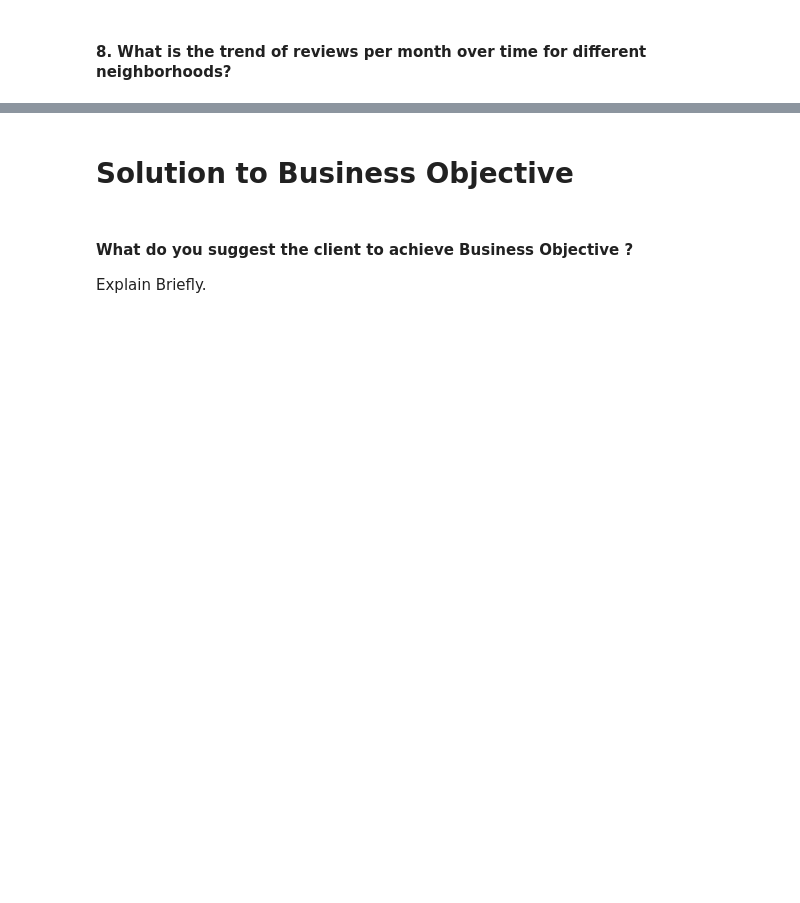
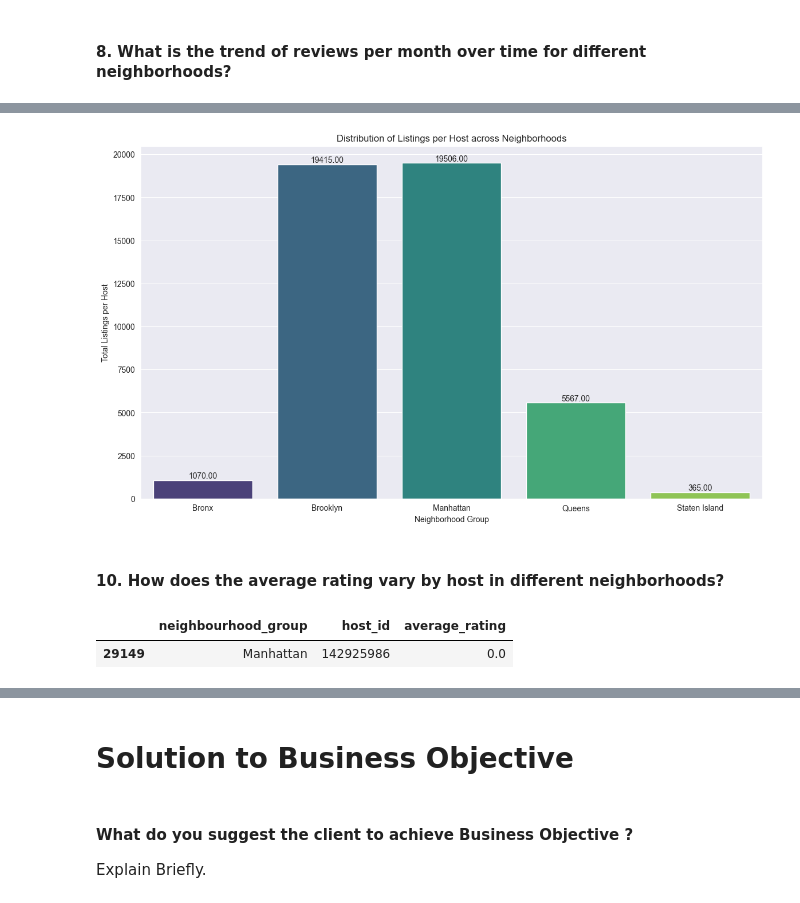
Before and after one commit to pandey-rakshit/almabetter, a Jupyter notebook: Module2/capstone/Air_Bnb_EDA/airBnbBookingAnalysis.ipynb, the cells around one changed output, grey strips where cells are left out. Drawn from its saved outputs; the diff is of its cells as text; code cells hidden in the pictures; blank space fills up the shorter version.

```diff
--- a/Module2/capstone/Air_Bnb_EDA/airBnbBookingAnalysis.ipynb
+++ b/Module2/capstone/Air_Bnb_EDA/airBnbBookingAnalysis.ipynb
@@ -604,0 +692,24 @@ plt.show()
+# %%
+# Plotting
+plt.figure(figsize=(14, 8))
+
+ax = sns.barplot(data=host_neighborhood, x='neighbourhood_group', y='listing_count', errorbar=None, estimator=sum, hue=x, palette='viridis')
+
+for i in ax.containers:
+    ax.bar_label(i, fmt='%.2f')
+
+plt.title('Distribution of Listings per Host across Neighborhoods')
+plt.xlabel('Neighborhood Group')
+plt.ylabel('Total Listings per Host')
+plt.show()
+# %% [output]
+[figure, added]
+# %% [markdown]
+#### 10. How does the average rating vary by host in different neighborhoods?
+# %%
+# Assuming you have a 'rating' column (or 'reviews_per_month' as a proxy)
+host_ratings = df.groupby(['neighbourhood_group', 'host_id'])['reviews_per_month'].mean().reset_index(name='average_rating')
+host_ratings.sample()
+# %% [output]
+|  | neighbourhood_group | host_id | average_rating |
+| 29149 | Manhattan | 142925986 | 0.0 |
```
Also changed, not shown: parts of 46 cells of this notebook.
